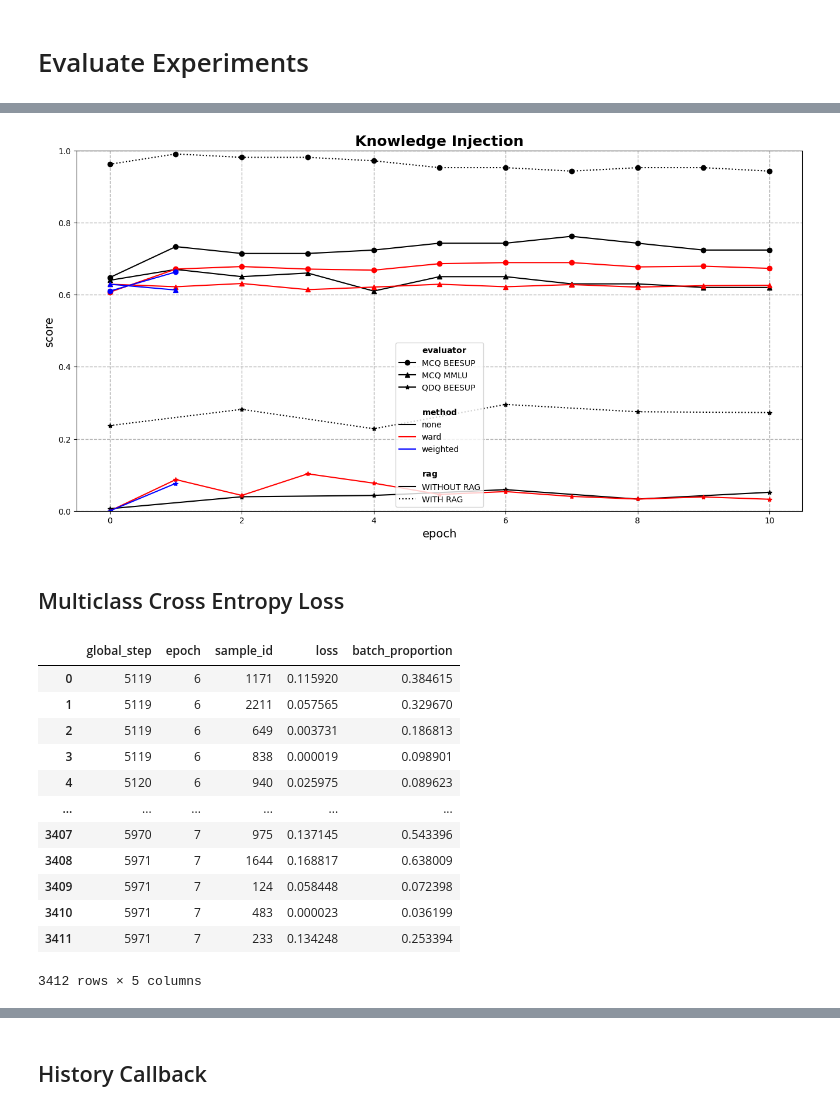
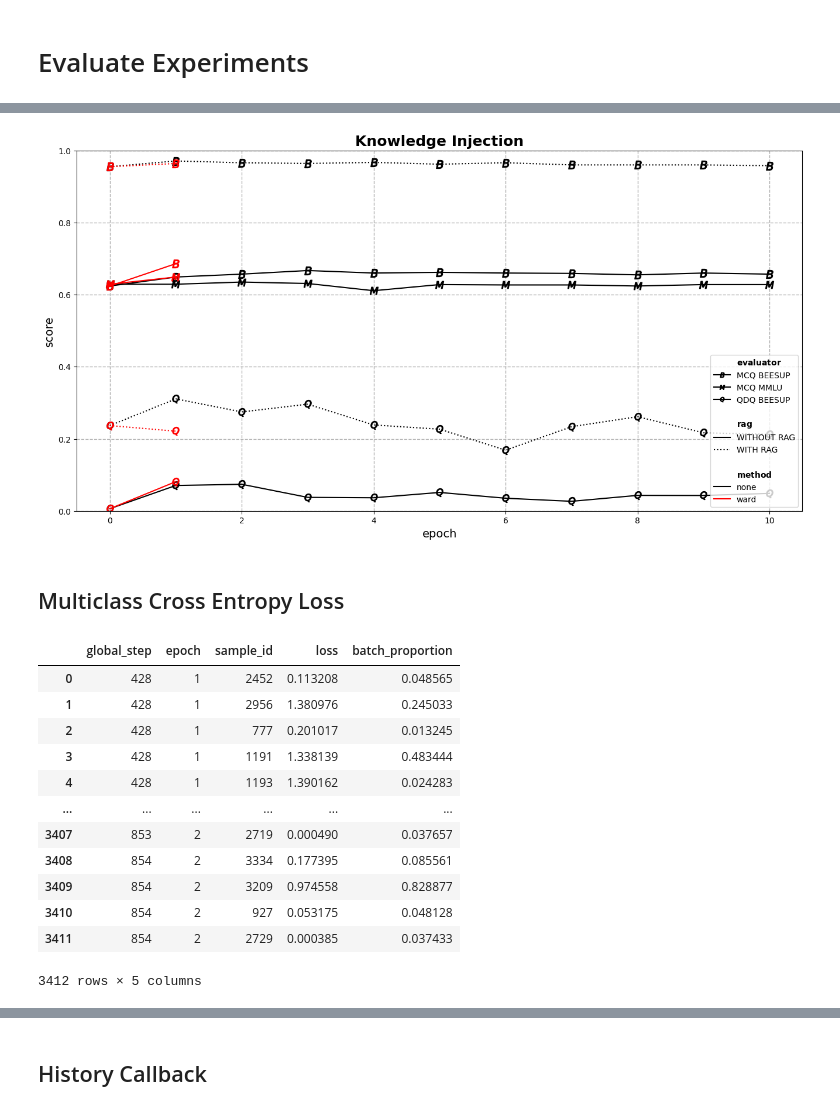
Before and after one commit to fee1ix/beesup_injection_lab, a Jupyter notebook: injection_notebook.ipynb, the cells around one changed output, grey strips where cells are left out. Saved outputs shown, nothing was run; the diff lists cells and outputs as text; code cells hidden in the pictures.

```diff
--- a/injection_notebook.ipynb
+++ b/injection_notebook.ipynb
@@ -2450,17 +2450,20 @@ def get_evaluator_styledict(row):
 
     if any([s in row.tag for s in ['mcq:1','mcq:3']]):
         styledict['label']='MCQ BEESUP'
-        styledict['marker']='o'
+        styledict['marker']='$B$'
+        #styledict['marker']='o'
         styledict['color']=mcolors.to_rgb('red')
 
     if any([s in row.tag for s in ['mcq:2','mcq:4']]):
         styledict['label']='MCQ MMLU'
-        styledict['marker']='^'
+        styledict['marker']='$M$'
+        #styledict['marker']='^'
         styledict['color']=mcolors.to_rgb('blue')
 
     if 'qdq' in row.tag:
         styledict['label']='QDQ BEESUP'
-        styledict['marker']='*'
+        styledict['marker']='$Q$'
+        #styledict['marker']='*'
         styledict['color']=mcolors.to_rgb('green')
 
     # if 'rag' in row.tag:
@@ -2665,7 +2668,7 @@ for i,experiment_row in experiments_df.iterrows():
 # %%
 EXPERIMENT_KEYPATHS=['done','do_eval_base_model','do_train','num_train_epochs','use_taxonomy','data_df.taxomizer.id','method']
 experiments_df=InjectionExperiment().get_overview(keypaths=EXPERIMENT_KEYPATHS)
-experiments_df=experiments_df[experiments_df.id!=1]
+experiments_df=experiments_df[experiments_df.id>=5]
 experiments_df
 # %% [output]
 |  | class_parts | id | label | done | do_eval_base_model | do_train | num_train_epochs | use_taxonomy | ... |
@@ -2834,16 +2938,13 @@ scores_df
 # %%
-#Analyse MCE Loss
+
 plot_df=scores_df[
-    (~scores_df.tag.isin(['ffq:1','ffq:1-rag','mcq:2-rag']))
-    #& (scores_df.experiment_id.isin([15,16]))
-    ].copy()
+    (~scores_df.tag.str.contains('ffq', case=False, na=False)) # use '|' as OR in the string
+].copy()
 
 
 plot_df['evaluator_styledict']=plot_df.apply(get_evaluator_styledict, axis=1)
+plot_df['rag_styledict']=plot_df.apply(get_rag_styledict, axis=1)
 plot_df['method_styledict']=plot_df.apply(get_method_styledict, axis=1)
-plot_df['rag_styledict']=plot_df.apply(get_rag_styledict, axis=1)
-#plot_df['dataset_styledict']=plot_df.apply(get_dataset_styledict, axis=1)
-#plot_df['lora_styledict']=plot_df.apply(get_lora_styledict, axis=1)
 
 stylerows_df=get_stylerows_df(plot_df)
 stylemap_dict=get_stylemap_dict(stylerows_df)
@@ -2869,32 +2969,32 @@ import matplotlib.pyplot as plt
 TITLE_FONTSIZE=18
 AX_FONTSIZE=14
 
 plt.figure(figsize=(16, 8))
 
 x_col='epoch'
 y_col='score'
 
 for i,plot_row in plot_df.iterrows():
-    plt.plot(plot_row[x_col],plot_row[y_col],**plot_row['styledict'])
+    plt.plot(plot_row[x_col],plot_row[y_col],**plot_row['styledict'], markersize=10)
 
 plt.legend(
     handles=get_handles(plot_df),
     #loc='lower right',
     #bbox_to_anchor=(1, 1.0,0.0,0.0),
     #ncol=1,
     #fontsize=AX_FONTSIZE
     )
 
 plt.grid(axis='x', which='major', linestyle='--', linewidth='1.0') #for presentation linewidth='2.0' better
 plt.grid(axis='y', which='major', linestyle='--', linewidth='1.0')
 plt.grid(axis='y', which='minor', linestyle=':', linewidth='1.0')
 
 plt.ylim(0, 1.0)
 
 plt.title('Knowledge Injection',fontweight='bold',fontsize=TITLE_FONTSIZE)
 plt.xlabel(x_col,fontsize=AX_FONTSIZE)
 plt.ylabel(y_col,fontsize=AX_FONTSIZE)
 
 plt.show()
 # %% [output]
-[figure, old version]
+[figure, new version]
@@ -2905,26 +3003,26 @@ reimport()
 # %%
 path="/home/fboehning/fboehning/injection_lab/FinetuningExperiment/InjectionExperiment/"
 
-path=path[:-41]+'injection_experiments/0014_injection_experiment/7-5971_mce_callback_df.pkl'
+#path=path[:-41]+'injection_experiments/0014_injection_experiment/7-5971_mce_callback_df.pkl'
 
 #path+="0001_InjectionExperiment/1-427_mce_callback_df.pkl"
 #path+="0001_InjectionExperiment/1-427_mce_callback_df.pkl"
-#path+="0005_InjectionExperiment/2-2_mce_callback_df.pkl"
+path+="0005_InjectionExperiment/2-854_mce_callback_df.pkl"
 callback_df=pd.read_pickle(path)
 callback_df
 # %% [output]
 |  | global_step | epoch | sample_id | loss | batch_proportion |
-| 0 | 5119 | 6 | 1171 | 0.115920 | 0.384615 |
-| 1 | 5119 | 6 | 2211 | 0.057565 | 0.329670 |
-| 2 | 5119 | 6 | 649 | 0.003731 | 0.186813 |
-| 3 | 5119 | 6 | 838 | 0.000019 | 0.098901 |
-| 4 | 5120 | 6 | 940 | 0.025975 | 0.089623 |
+| 0 | 428 | 1 | 2452 | 0.113208 | 0.048565 |
+| 1 | 428 | 1 | 2956 | 1.380976 | 0.245033 |
+| 2 | 428 | 1 | 777 | 0.201017 | 0.013245 |
+| 3 | 428 | 1 | 1191 | 1.338139 | 0.483444 |
+| 4 | 428 | 1 | 1193 | 1.390162 | 0.024283 |
 | ... | ... | ... | ... | ... | ... |
-| 3407 | 5970 | 7 | 975 | 0.137145 | 0.543396 |
-| 3408 | 5971 | 7 | 1644 | 0.168817 | 0.638009 |
-| 3409 | 5971 | 7 | 124 | 0.058448 | 0.072398 |
-| 3410 | 5971 | 7 | 483 | 0.000023 | 0.036199 |
-| 3411 | 5971 | 7 | 233 | 0.134248 | 0.253394 |
+| 3407 | 853 | 2 | 2719 | 0.000490 | 0.037657 |
+| 3408 | 854 | 2 | 3334 | 0.177395 | 0.085561 |
+| 3409 | 854 | 2 | 3209 | 0.974558 | 0.828877 |
+| 3410 | 854 | 2 | 927 | 0.053175 | 0.048128 |
+| 3411 | 854 | 2 | 2729 | 0.000385 | 0.037433 |
 3412 rows × 5 columns
 # %%
 chunks_df=ChunksDatahandle(2).df
```
Also changed, not shown: parts of 54 cells of this notebook, 3 other files.
